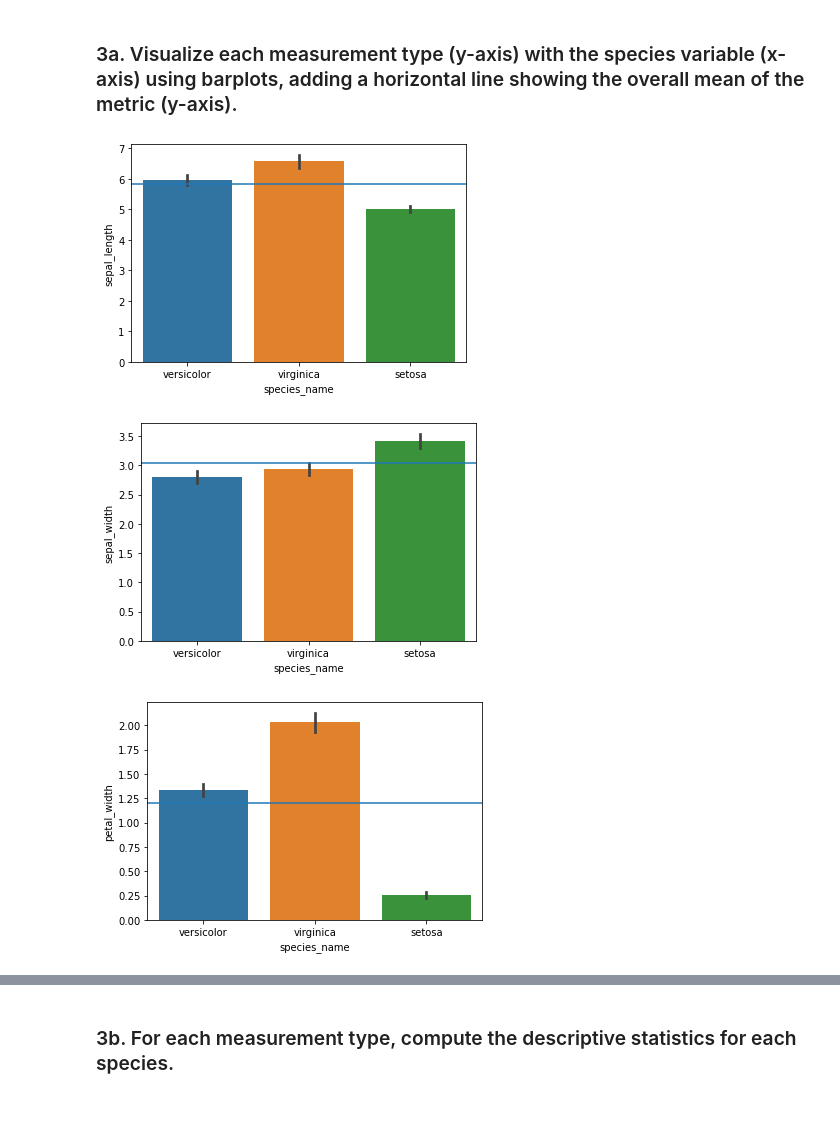
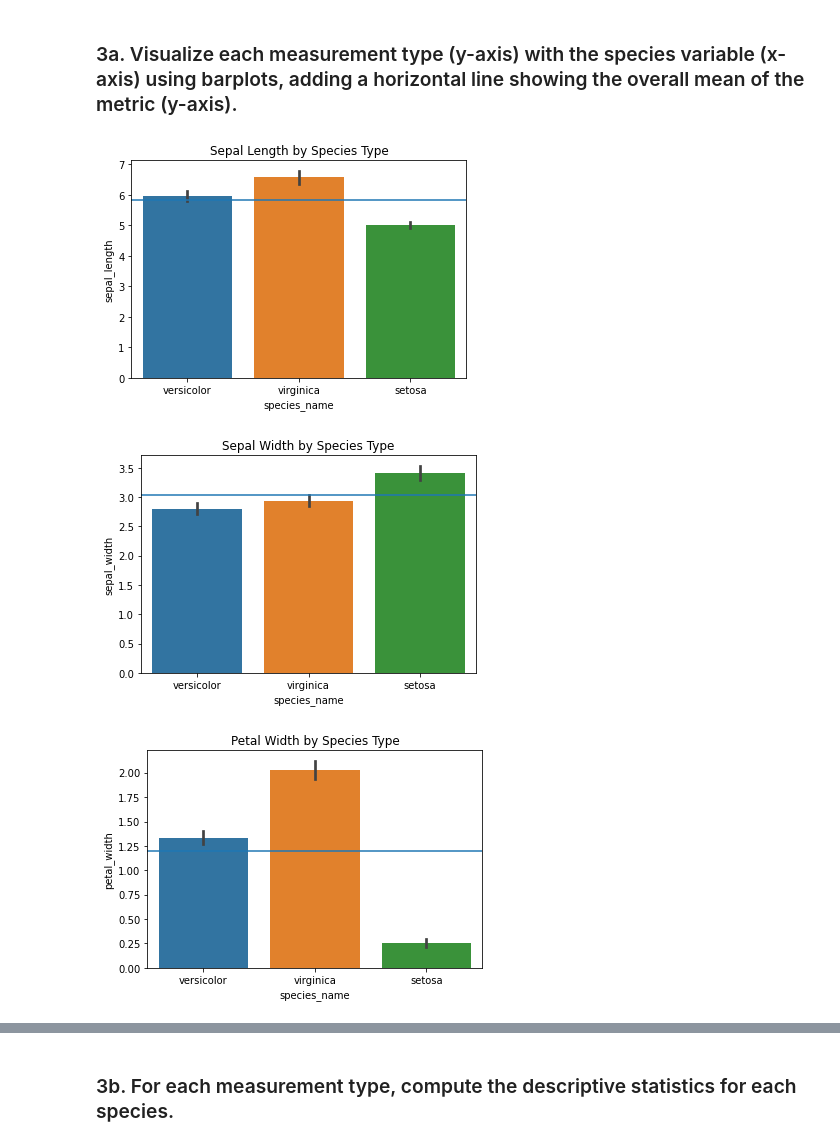
Before and after one commit to natasharivers/Classifications, a Jupyter notebook: classification_exercises.ipynb, the cells around one changed output, grey strips where cells are left out. Cells and saved outputs as stored; diff of their text form; code cells hidden in the pictures; blank space fills up the shorter version.

```diff
--- a/classification_exercises.ipynb
+++ b/classification_exercises.ipynb
@@ -784,21 +784,24 @@ ___________________________
 # %%
 sns.barplot(data=train, x='species_name', y='sepal_length')
 plt.axhline(y=train.sepal_length.mean())
+plt.title('Sepal Length by Species Type')
 plt.show()
 # %% [output]
-[figure, old version]
+[figure, new version]
 # %%
 sns.barplot(data=train, x='species_name', y='sepal_width')
 plt.axhline(y=train.sepal_width.mean())
+plt.title('Sepal Width by Species Type')
 plt.show()
 # %% [output]
-[figure, old version]
+[figure, new version]
 # %%
 sns.barplot(data=train, x='species_name', y='petal_width')
 plt.axhline(y=train.petal_width.mean())
+plt.title('Petal Width by Species Type')
 plt.show()
 # %% [output]
-[figure, old version]
+[figure, new version]
 # %%
 sns.barplot(data=train, x='species_name', y='petal_length')
 plt.axhline(y=train.petal_length.mean())
```
Also changed, not shown: parts of 1 cell of this notebook.
